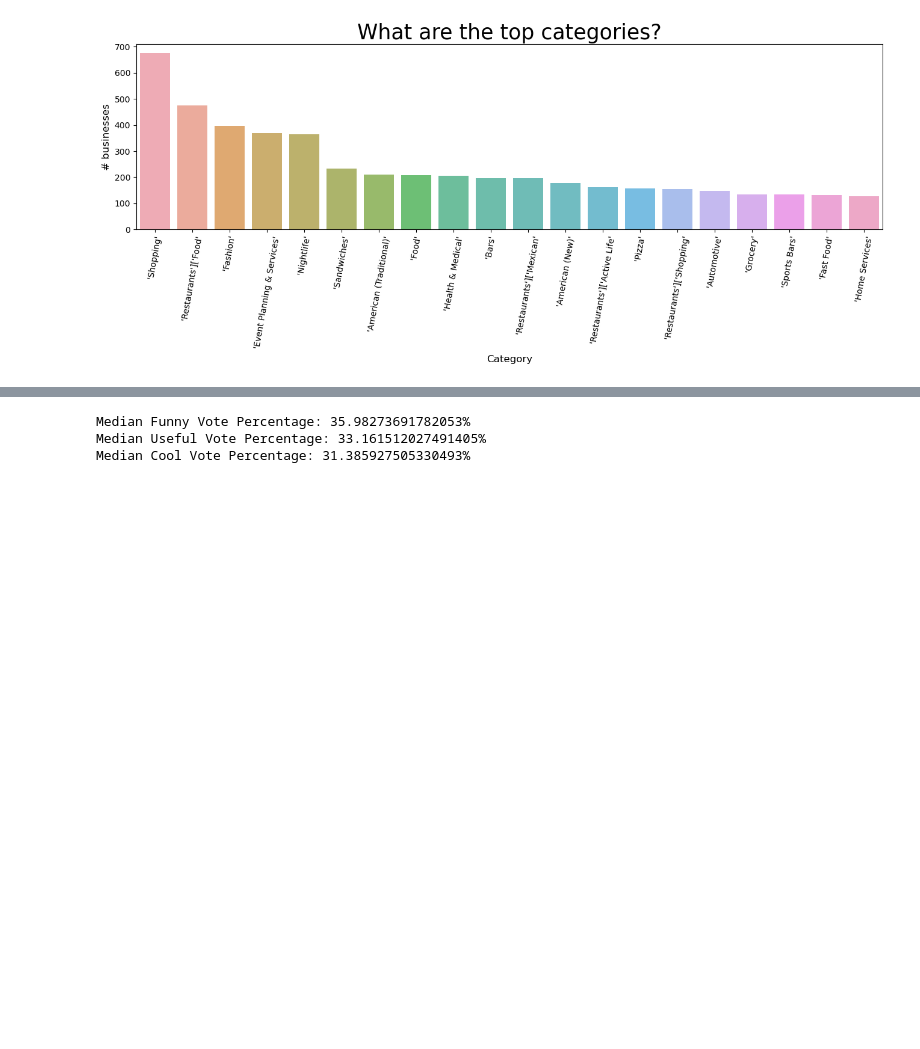
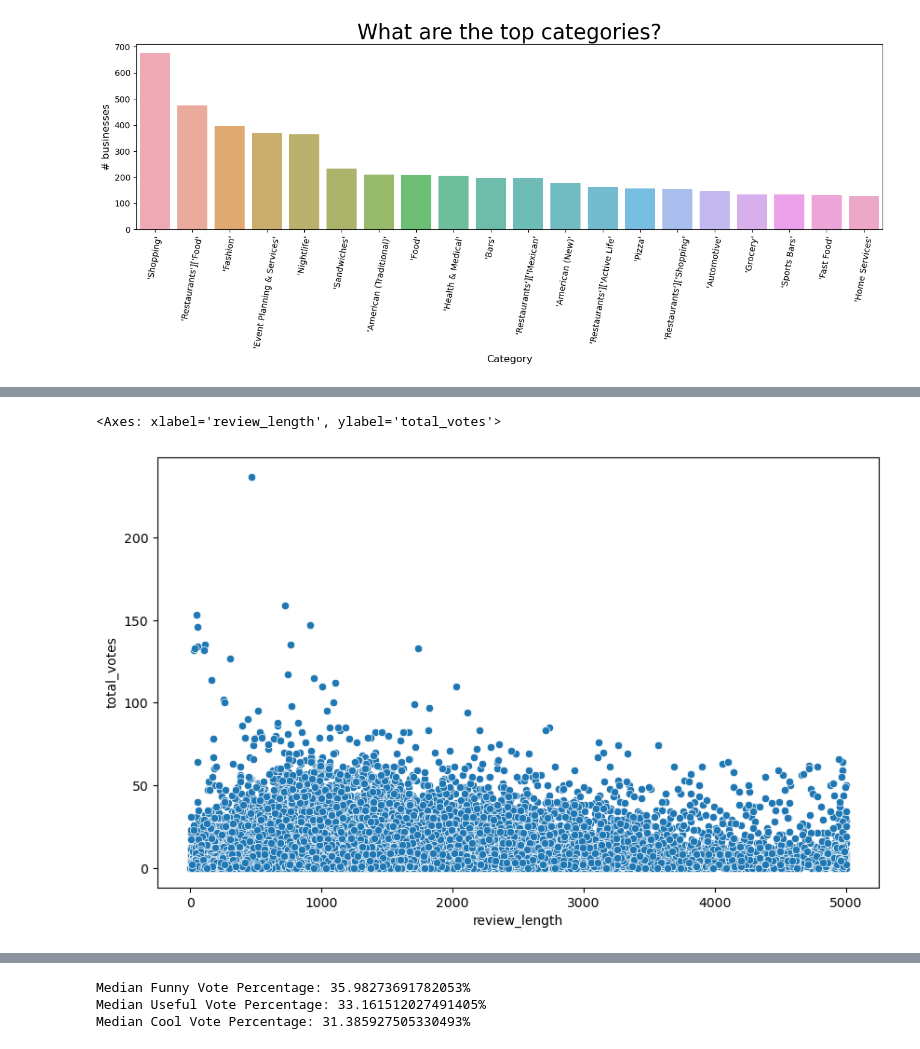
Before and after one commit to Funnyzxh/ee562-project-yelp-review-prediction, a Jupyter notebook: eda.ipynb, the cells around one changed output, grey strips where cells are left out. Saved outputs shown, nothing was run; the diff lists cells and outputs as text; code cells hidden in the pictures; blank space fills up the shorter version.

```diff
--- a/eda.ipynb
+++ b/eda.ipynb
@@ -110,0 +117,7 @@ plt.show()
+# %%
+#relationship between review length and total votes
+plt.figure(figsize=(10, 6))
+sns.scatterplot(data=review_df, x='review_length', y='total_votes')
+# %% [output]
+<Axes: xlabel='review_length', ylabel='total_votes'>
+[figure, added]
```
Also changed, not shown: parts of 17 cells of this notebook, 2 other files.
